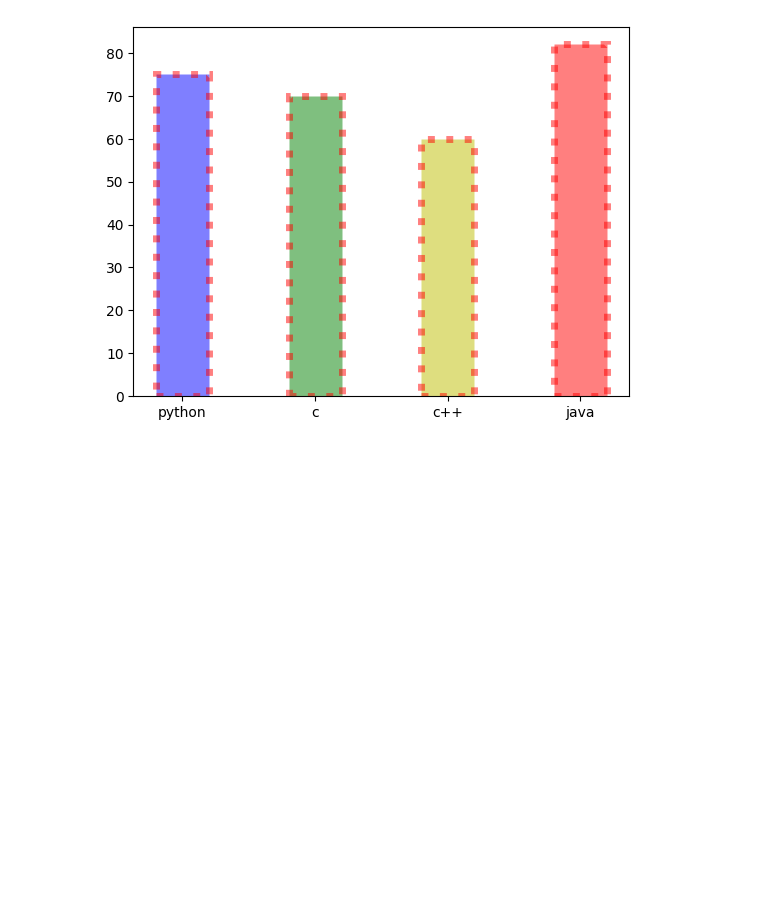
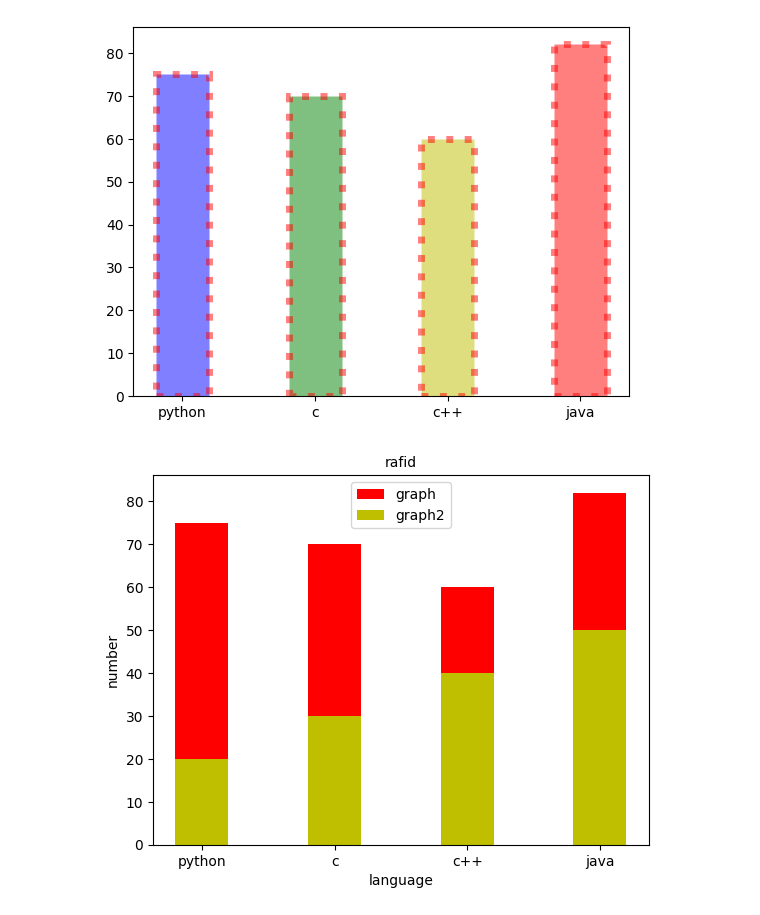
Before and after one commit to RBH2004/matplotlib, a Jupyter notebook: second.ipynb, the cells around one changed output. Drawn from its saved outputs; the diff is of its cells as text; code cells hidden in the pictures; blank space fills up the shorter version.

```diff
--- a/second.ipynb
+++ b/second.ipynb
@@ -44,3 +44,16 @@ plt.show()
 # %% [output]
 [figure]
 [figure]
+# %%
+x=['python','c','c++','java']
+y=[75,70,60,82]
+z=[20,30,40,50]
+plt.xlabel('language',fontsize=10)
+plt.ylabel('number',fontsize=10)
+plt.title('rafid',fontsize=10)
+plt.bar(x,y,width=0.4,color='r',label='graph')#using width and color parameter
+plt.bar(x,z,width=0.4,color='y',label='graph2')#using width and color parameter
+plt.legend()
+plt.show()
+# %% [output]
+[figure, added]
```
Also changed, not shown: parts of 1 cell of this notebook.
